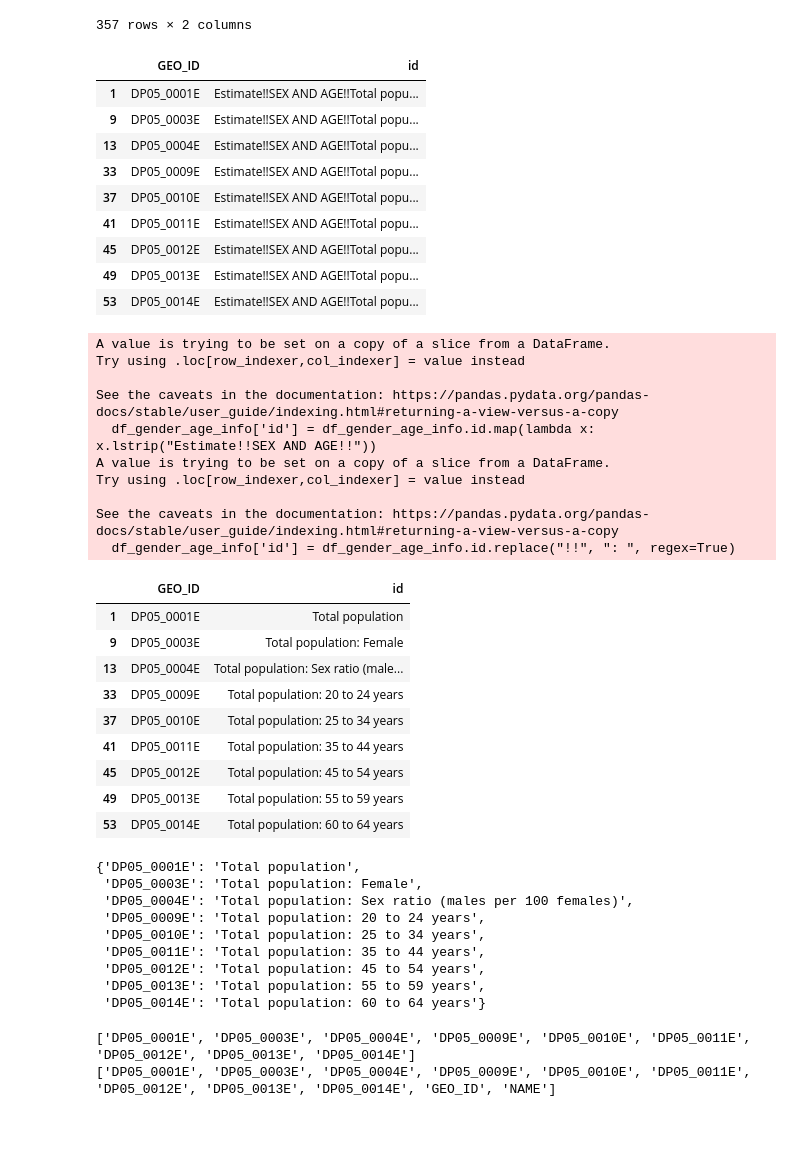
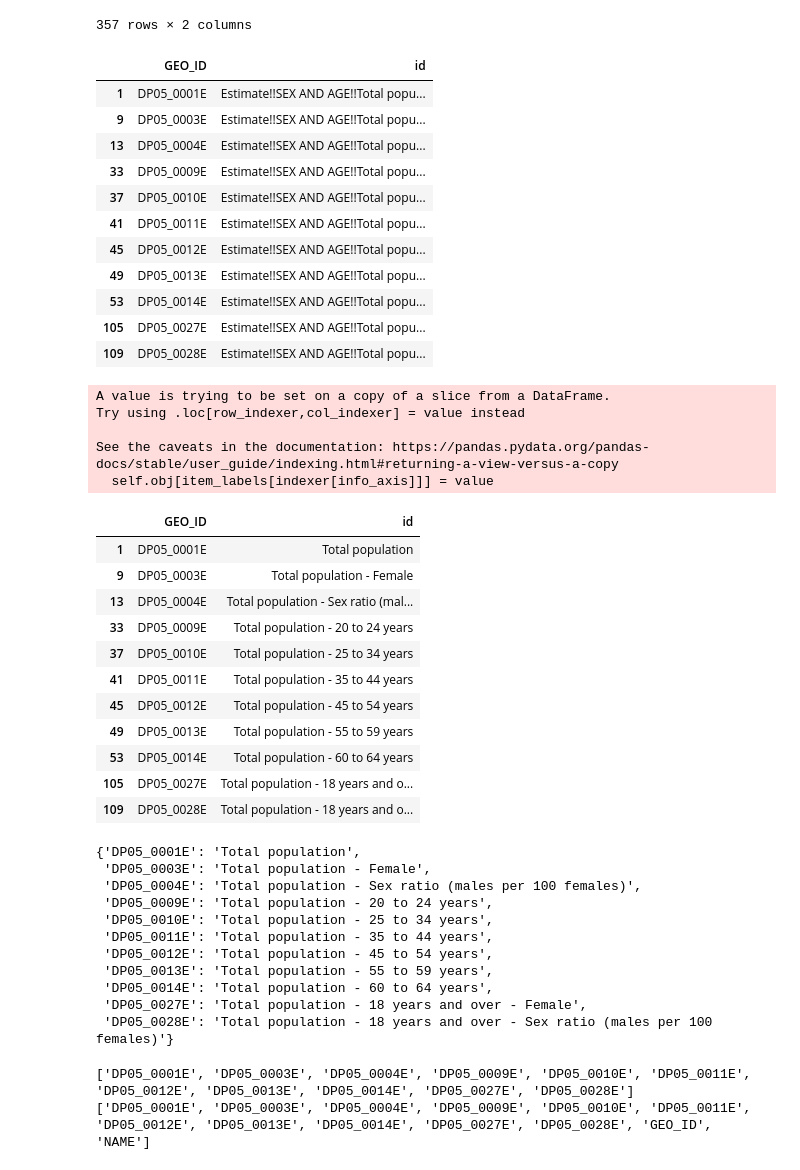
Before and after one commit to JayZZZZZZZ/project-1, a Jupyter notebook: gender_age.ipynb, the cells around one changed output. Drawn from its saved outputs; the diff is of its cells as text; code cells hidden in the pictures; blank space fills up the shorter version.

```diff
--- a/gender_age.ipynb
+++ b/gender_age.ipynb
@@ -21,7 +21,7 @@ df_gender_age_info
 357 rows × 2 columns
 # %%
 #create filter for desired columns
-gender_age_info_rows = ["DP05_0001E", "DP05_0003E", "DP05_0004E", "DP05_0009E", "DP05_0010E", "DP05_0011E", "DP05_0012E", "DP05_0013E", "DP05_0014E"]
+gender_age_info_rows = ["DP05_0001E", "DP05_0003E", "DP05_0004E", "DP05_0009E", "DP05_0010E", "DP05_0011E", "DP05_0012E", "DP05_0013E", "DP05_0014E", "DP05_0027E", "DP05_0028E"]
 # %%
 #filter for desired columns
 df_gender_age_info = df_gender_age_info[df_gender_age_info["GEO_ID"].isin(gender_age_info_rows)]
@@ -37,32 +37,31 @@ df_gender_age_info
 | 45 | DP05_0012E | Estimate!!SEX AND AGE!!Total popu... |
 | 49 | DP05_0013E | Estimate!!SEX AND AGE!!Total popu... |
 | 53 | DP05_0014E | Estimate!!SEX AND AGE!!Total popu... |
+| 105 | DP05_0027E | Estimate!!SEX AND AGE!!Total popu... |
+| 109 | DP05_0028E | Estimate!!SEX AND AGE!!Total popu... |
 # %%
 #clean column names
-df_gender_age_info['id'] = df_gender_age_info.id.map(lambda x: x.lstrip("Estimate!!SEX AND AGE!!"))
-df_gender_age_info['id'] = df_gender_age_info.id.replace("!!", ": ", regex=True)
+df_gender_age_info.loc[:, ('id')] = df_gender_age_info.id.map(lambda x: x.lstrip("Estimate!!SEX AND AGE!!"))
+df_gender_age_info.loc[:, ('id')] = df_gender_age_info.id.replace("!!", " - ", regex=True)
 df_gender_age_info
 # %% [output]
 A value is trying to be set on a copy of a slice from a DataFrame.
 Try using .loc[row_indexer,col_indexer] = value instead
 
 See the caveats in the documentation: https://pandas.pydata.org/pandas-docs/stable/user_guide/indexing.html#returning-a-view-versus-a-copy
-  df_gender_age_info['id'] = df_gender_age_info.id.map(lambda x: x.lstrip("Estimate!!SEX AND AGE!!"))
-A value is trying to be set on a copy of a slice from a DataFrame.
-Try using .loc[row_indexer,col_indexer] = value instead
-
-See the caveats in the documentation: https://pandas.pydata.org/pandas-docs/stable/user_guide/indexing.html#returning-a-view-versus-a-copy
-  df_gender_age_info['id'] = df_gender_age_info.id.replace("!!", ": ", regex=True)
+  self.obj[item_labels[indexer[info_axis]]] = value
 |  | GEO_ID | id |
 | 1 | DP05_0001E | Total population |
-| 9 | DP05_0003E | Total population: Female |
-| 13 | DP05_0004E | Total population: Sex ratio (male... |
-| 33 | DP05_0009E | Total population: 20 to 24 years |
-| 37 | DP05_0010E | Total population: 25 to 34 years |
-| 41 | DP05_0011E | Total population: 35 to 44 years |
-| 45 | DP05_0012E | Total population: 45 to 54 years |
-| 49 | DP05_0013E | Total population: 55 to 59 years |
-| 53 | DP05_0014E | Total population: 60 to 64 years |
+| 9 | DP05_0003E | Total population - Female |
+| 13 | DP05_0004E | Total population - Sex ratio (mal... |
+| 33 | DP05_0009E | Total population - 20 to 24 years |
+| 37 | DP05_0010E | Total population - 25 to 34 years |
+| 41 | DP05_0011E | Total population - 35 to 44 years |
+| 45 | DP05_0012E | Total population - 45 to 54 years |
+| 49 | DP05_0013E | Total population - 55 to 59 years |
+| 53 | DP05_0014E | Total population - 60 to 64 years |
+| 105 | DP05_0027E | Total population - 18 years and o... |
+| 109 | DP05_0028E | Total population - 18 years and o... |
 # %%
 #create dictionary of new column names
 df_gender_age_column_key = df_gender_age_info.set_index('GEO_ID').T.to_dict('records')
@@ -70,14 +69,16 @@ df_gender_age_column_key = df_gender_age_column_key[0]
 df_gender_age_column_key
 # %% [output]
 {'DP05_0001E': 'Total population',
- 'DP05_0003E': 'Total population: Female',
- 'DP05_0004E': 'Total population: Sex ratio (males per 100 females)',
- 'DP05_0009E': 'Total population: 20 to 24 years',
- 'DP05_0010E': 'Total population: 25 to 34 years',
- 'DP05_0011E': 'Total population: 35 to 44 years',
- 'DP05_0012E': 'Total population: 45 to 54 years',
- 'DP05_0013E': 'Total population: 55 to 59 years',
- 'DP05_0014E': 'Total population: 60 to 64 years'}
+ 'DP05_0003E': 'Total population - Female',
+ 'DP05_0004E': 'Total population - Sex ratio (males per 100 females)',
+ 'DP05_0009E': 'Total population - 20 to 24 years',
+ 'DP05_0010E': 'Total population - 25 to 34 years',
+ 'DP05_0011E': 'Total population - 35 to 44 years',
+ 'DP05_0012E': 'Total population - 45 to 54 years',
+ 'DP05_0013E': 'Total population - 55 to 59 years',
+ 'DP05_0014E': 'Total population - 60 to 64 years',
+ 'DP05_0027E': 'Total population - 18 years and over - Female',
+ 'DP05_0028E': 'Total population - 18 years and over - Sex ratio (males per 100 females)'}
 # %%
 #create lists of columns
 df_gender_age_numeric_columns = df_gender_age_info.GEO_ID.tolist()
@@ -89,8 +90,8 @@ df_gender_age_columns.append("NAME")
 print(df_gender_age_numeric_columns)
 print(df_gender_age_columns)
 # %% [output]
-['DP05_0001E', 'DP05_0003E', 'DP05_0004E', 'DP05_0009E', 'DP05_0010E', 'DP05_0011E', 'DP05_0012E', 'DP05_0013E', 'DP05_0014E']
-['DP05_0001E', 'DP05_0003E', 'DP05_0004E', 'DP05_0009E', 'DP05_0010E', 'DP05_0011E', 'DP05_0012E', 'DP05_0013E', 'DP05_0014E', 'GEO_ID', 'NAME']
+['DP05_0001E', 'DP05_0003E', 'DP05_0004E', 'DP05_0009E', 'DP05_0010E', 'DP05_0011E', 'DP05_0012E', 'DP05_0013E', 'DP05_0014E', 'DP05_0027E', 'DP05_0028E']
+['DP05_0001E', 'DP05_0003E', 'DP05_0004E', 'DP05_0009E', 'DP05_0010E', 'DP05_0011E', 'DP05_0012E', 'DP05_0013E', 'DP05_0014E', 'DP05_0027E', 'DP05_0028E', 'GEO_ID', 'NAME']
 # %%
 #import census age_gender data, with only desired columns
 df_gender_age = pd.read_csv("gender_age_data_with_overlays.csv", usecols=df_gender_age_columns)
```
Also changed, not shown: parts of 8 cells of this notebook, 9 other files.
